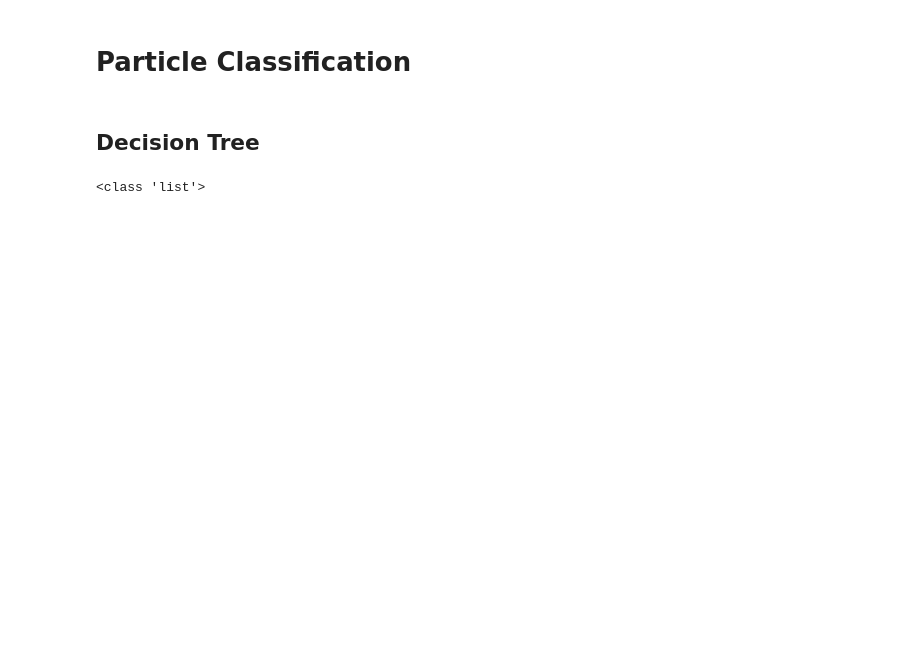
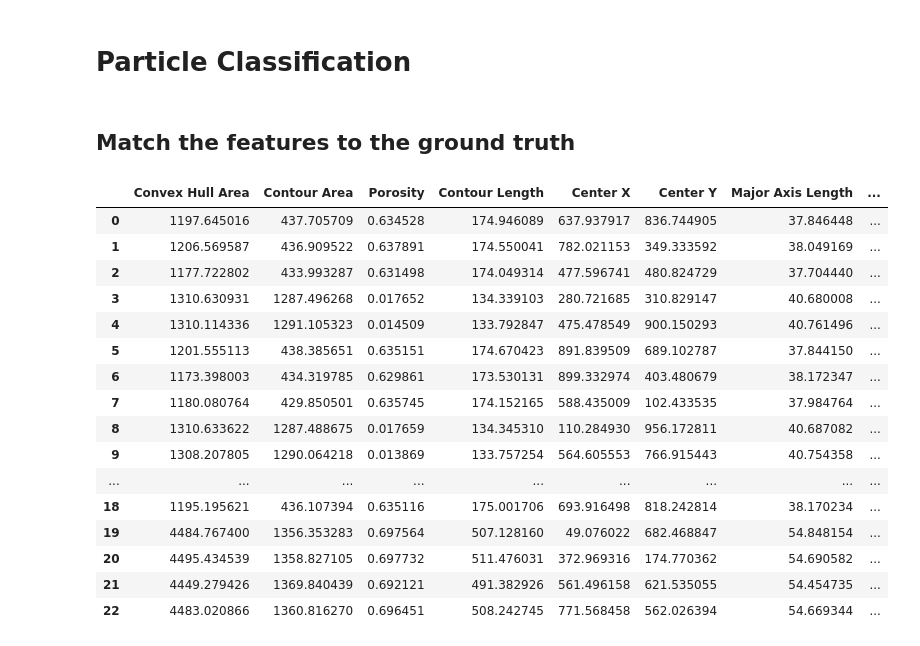
Before and after one commit to ReturnMarc/advanced-computer-vision-ss2024_Gabler_Marc, a Jupyter notebook: Exercise_04/source_code/Feature_extraction.ipynb, the cells around one changed output. Drawn from its saved outputs; the diff is of its cells as text; code cells hidden in the pictures; blank space fills up the shorter version.

```diff
--- a/Exercise_04/source_code/Feature_extraction.ipynb
+++ b/Exercise_04/source_code/Feature_extraction.ipynb
@@ -506,4 +584,2 @@ ellipse_params[:10]
 # %% [markdown]
 # Particle Classification
-# %% [markdown]
-## Decision Tree
@@ -674,13 +586,14 @@ def load_csv_in_sklearn_format( input_file_name, output_feature ):
+# %% [markdown]
+## Match the features to the ground truth
 # %%
 # read all files from subfolder training_data
 import os
 
-def get_trainingsdata():
-    folder_path = "training_data"
+def get_trainingsdata_filepaths(folder_path):
     file_list_csv = []
     file_list_png = []
 
-    for root, dirs, files in os.walk(folder_path):
+    for root, _, files in os.walk(folder_path):
         for file in files:
             if file.endswith(".csv"):
                 file_path = os.path.join(root, file)
@@ -689,8 +602,6 @@ def get_trainingsdata():
                 file_path = os.path.join(root, file)
                 file_list_png.append(file_path)
 
-    return file_list_csv.sort(), file_list_png.sort()
-
-file_list_csv, file_list_png = get_trainingsdata()
+    trainings_data_zip = zip(sorted(file_list_csv), sorted(file_list_png))
+    trainings_data = [i for i in trainings_data_zip]
+    return trainings_data
-# %% [output]
-<class 'list'>
@@ -707,0 +608,33 @@ extract_particles(labeled_image, labels, particle_coords, label_counter)
+# %%
+dict_features = {}
+trainings_data = get_trainingsdata_filepaths("training_data")
+
+for csv, png in trainings_data:
+    features = get_features(png)
+    key = png.split('\\')[-1]
+    dict_features[key] = features
+
+    parsed_data = get_csv_data(csv)
+    # Find the closest particles to the ground truth particles
+    matched_particles_df = find_closest_particles(parsed_data, features)
+    dict_features[key] = matched_particles_df
+# %%
+dict_features['image_0.png']
+# %% [output]
+|  | Convex Hull Area | Contour Area | Porosity | Contour Length | Center X | Center Y | Major Axis Length | ... |
+| 0 | 1197.645016 | 437.705709 | 0.634528 | 174.946089 | 637.937917 | 836.744905 | 37.846448 | ... |
+| 1 | 1206.569587 | 436.909522 | 0.637891 | 174.550041 | 782.021153 | 349.333592 | 38.049169 | ... |
+| 2 | 1177.722802 | 433.993287 | 0.631498 | 174.049314 | 477.596741 | 480.824729 | 37.704440 | ... |
+| 3 | 1310.630931 | 1287.496268 | 0.017652 | 134.339103 | 280.721685 | 310.829147 | 40.680008 | ... |
+| 4 | 1310.114336 | 1291.105323 | 0.014509 | 133.792847 | 475.478549 | 900.150293 | 40.761496 | ... |
+| 5 | 1201.555113 | 438.385651 | 0.635151 | 174.670423 | 891.839509 | 689.102787 | 37.844150 | ... |
+| 6 | 1173.398003 | 434.319785 | 0.629861 | 173.530131 | 899.332974 | 403.480679 | 38.172347 | ... |
+| 7 | 1180.080764 | 429.850501 | 0.635745 | 174.152165 | 588.435009 | 102.433535 | 37.984764 | ... |
+| 8 | 1310.633622 | 1287.488675 | 0.017659 | 134.345310 | 110.284930 | 956.172811 | 40.687082 | ... |
+| 9 | 1308.207805 | 1290.064218 | 0.013869 | 133.757254 | 564.605553 | 766.915443 | 40.754358 | ... |
+| ... | ... | ... | ... | ... | ... | ... | ... | ... |
+| 18 | 1195.195621 | 436.107394 | 0.635116 | 175.001706 | 693.916498 | 818.242814 | 38.170234 | ... |
+| 19 | 4484.767400 | 1356.353283 | 0.697564 | 507.128160 | 49.076022 | 682.468847 | 54.848154 | ... |
+| 20 | 4495.434539 | 1358.827105 | 0.697732 | 511.476031 | 372.969316 | 174.770362 | 54.690582 | ... |
+| 21 | 4449.279426 | 1369.840439 | 0.692121 | 491.382926 | 561.496158 | 621.535055 | 54.454735 | ... |
+| 22 | 4483.020866 | 1360.816270 | 0.696451 | 508.242745 | 771.568458 | 562.026394 | 54.669344 | ... |
```
Also changed, not shown: parts of 17 cells of this notebook, 3 other files.
